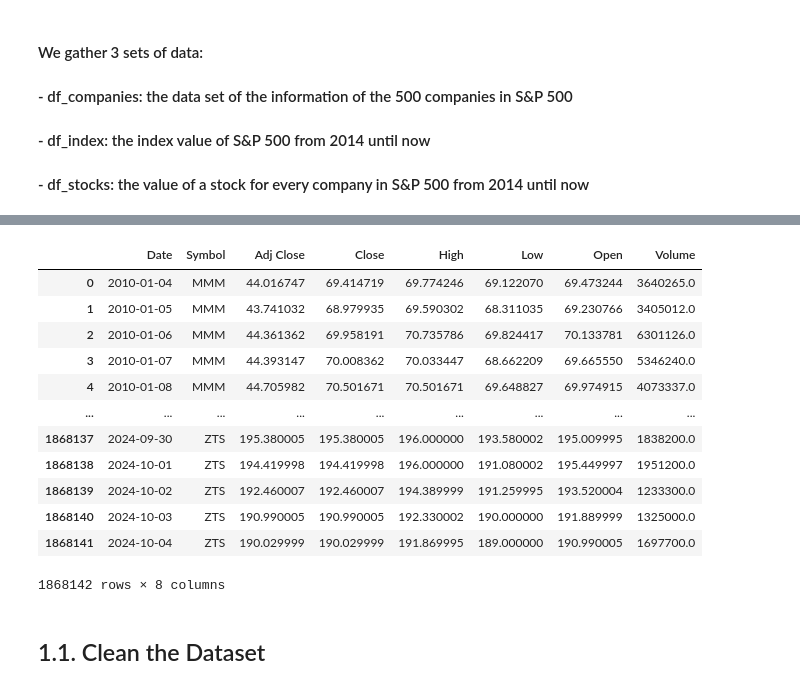
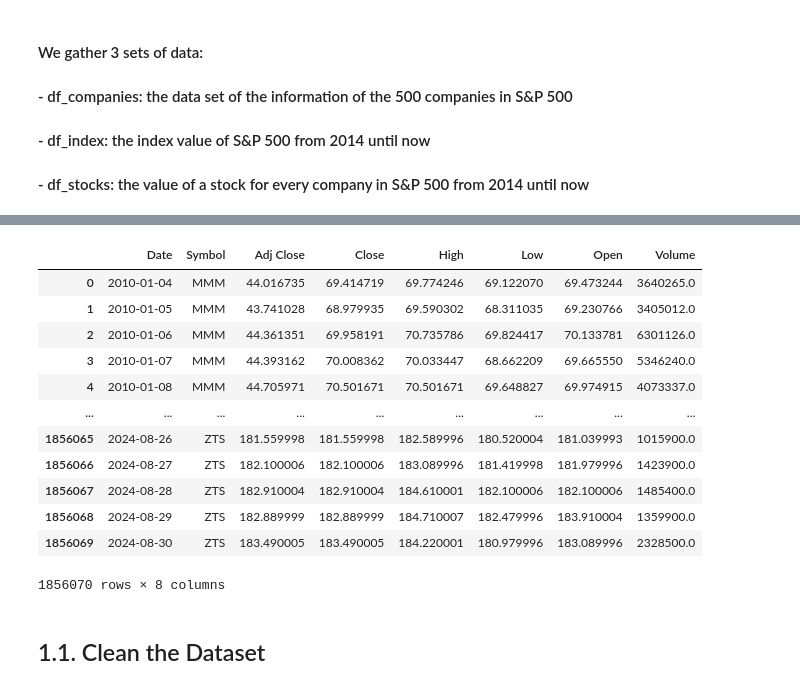
Before and after one commit to BaoTran685/SP500_Analysis, a Jupyter notebook: main.ipynb, the cells around one changed output, grey strips where cells are left out. Cells and saved outputs as stored; diff of their text form; code cells hidden in the pictures.

```diff
--- a/main.ipynb
+++ b/main.ipynb
@@ -59,21 +59,21 @@ df_index
 2517 rows × 2 columns
 # %%
-df_stocks = pd.read_csv("/kaggle/input/sp500_stocks.csv")
+df_stocks = pd.read_csv("/kaggle/input/sp500-september-2024/sp500_stocks.csv")
 df_stocks
 # %% [output]
 |  | Date | Symbol | Adj Close | Close | High | Low | Open | Volume |
-| 0 | 2010-01-04 | MMM | 44.016747 | 69.414719 | 69.774246 | 69.122070 | 69.473244 | 3640265.0 |
-| 1 | 2010-01-05 | MMM | 43.741032 | 68.979935 | 69.590302 | 68.311035 | 69.230766 | 3405012.0 |
-| 2 | 2010-01-06 | MMM | 44.361362 | 69.958191 | 70.735786 | 69.824417 | 70.133781 | 6301126.0 |
-| 3 | 2010-01-07 | MMM | 44.393147 | 70.008362 | 70.033447 | 68.662209 | 69.665550 | 5346240.0 |
-| 4 | 2010-01-08 | MMM | 44.705982 | 70.501671 | 70.501671 | 69.648827 | 69.974915 | 4073337.0 |
+| 0 | 2010-01-04 | MMM | 44.016735 | 69.414719 | 69.774246 | 69.122070 | 69.473244 | 3640265.0 |
+| 1 | 2010-01-05 | MMM | 43.741028 | 68.979935 | 69.590302 | 68.311035 | 69.230766 | 3405012.0 |
+| 2 | 2010-01-06 | MMM | 44.361351 | 69.958191 | 70.735786 | 69.824417 | 70.133781 | 6301126.0 |
+| 3 | 2010-01-07 | MMM | 44.393162 | 70.008362 | 70.033447 | 68.662209 | 69.665550 | 5346240.0 |
+| 4 | 2010-01-08 | MMM | 44.705971 | 70.501671 | 70.501671 | 69.648827 | 69.974915 | 4073337.0 |
 | ... | ... | ... | ... | ... | ... | ... | ... | ... |
-| 1868137 | 2024-09-30 | ZTS | 195.380005 | 195.380005 | 196.000000 | 193.580002 | 195.009995 | 1838200.0 |
-| 1868138 | 2024-10-01 | ZTS | 194.419998 | 194.419998 | 196.000000 | 191.080002 | 195.449997 | 1951200.0 |
-| 1868139 | 2024-10-02 | ZTS | 192.460007 | 192.460007 | 194.389999 | 191.259995 | 193.520004 | 1233300.0 |
-| 1868140 | 2024-10-03 | ZTS | 190.990005 | 190.990005 | 192.330002 | 190.000000 | 191.889999 | 1325000.0 |
-| 1868141 | 2024-10-04 | ZTS | 190.029999 | 190.029999 | 191.869995 | 189.000000 | 190.990005 | 1697700.0 |
+| 1856065 | 2024-08-26 | ZTS | 181.559998 | 181.559998 | 182.589996 | 180.520004 | 181.039993 | 1015900.0 |
+| 1856066 | 2024-08-27 | ZTS | 182.100006 | 182.100006 | 183.089996 | 181.419998 | 181.979996 | 1423900.0 |
+| 1856067 | 2024-08-28 | ZTS | 182.910004 | 182.910004 | 184.610001 | 182.100006 | 182.100006 | 1485400.0 |
+| 1856068 | 2024-08-29 | ZTS | 182.889999 | 182.889999 | 184.710007 | 182.479996 | 183.910004 | 1359900.0 |
+| 1856069 | 2024-08-30 | ZTS | 183.490005 | 183.490005 | 184.220001 | 180.979996 | 183.089996 | 2328500.0 |
-1868142 rows × 8 columns
+1856070 rows × 8 columns
 # %% [markdown]
 ## 1.1. Clean the Dataset
 # %% [markdown]
```
Also changed, not shown: parts of 17 cells of this notebook.
